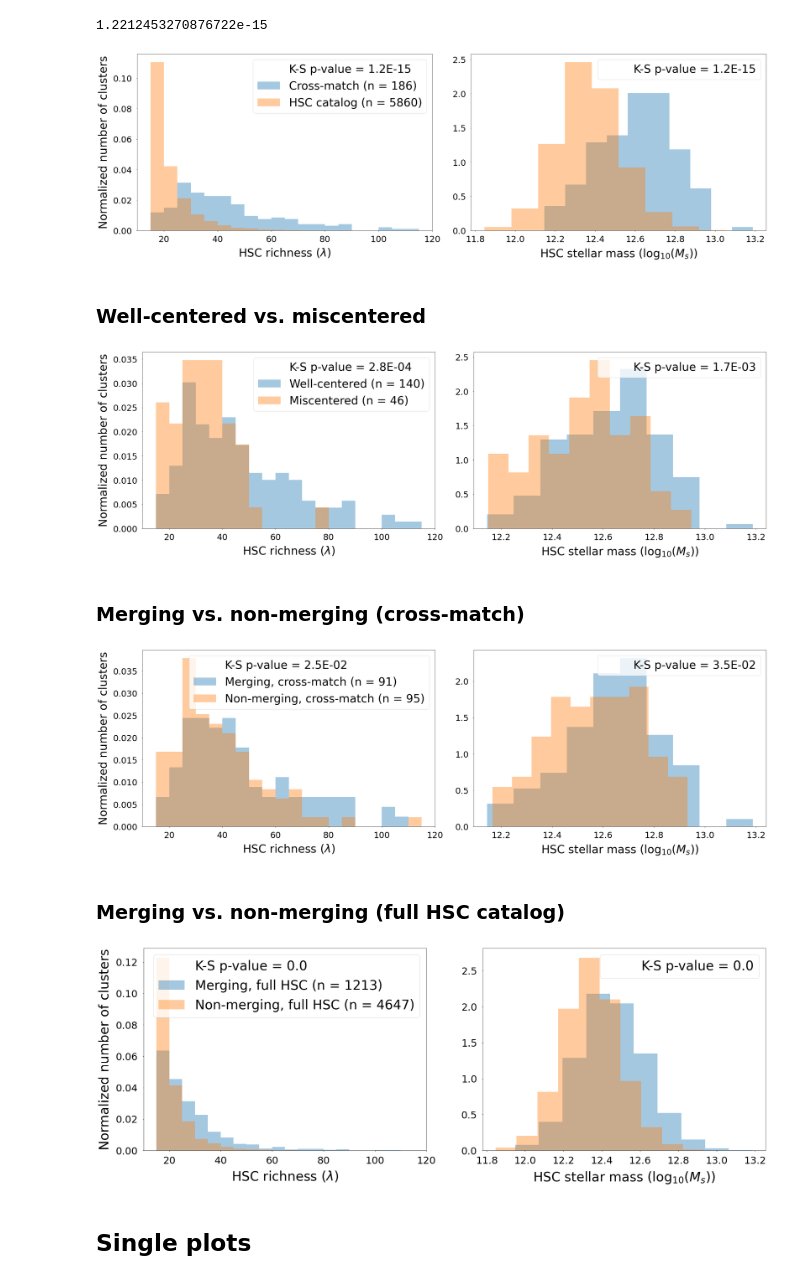
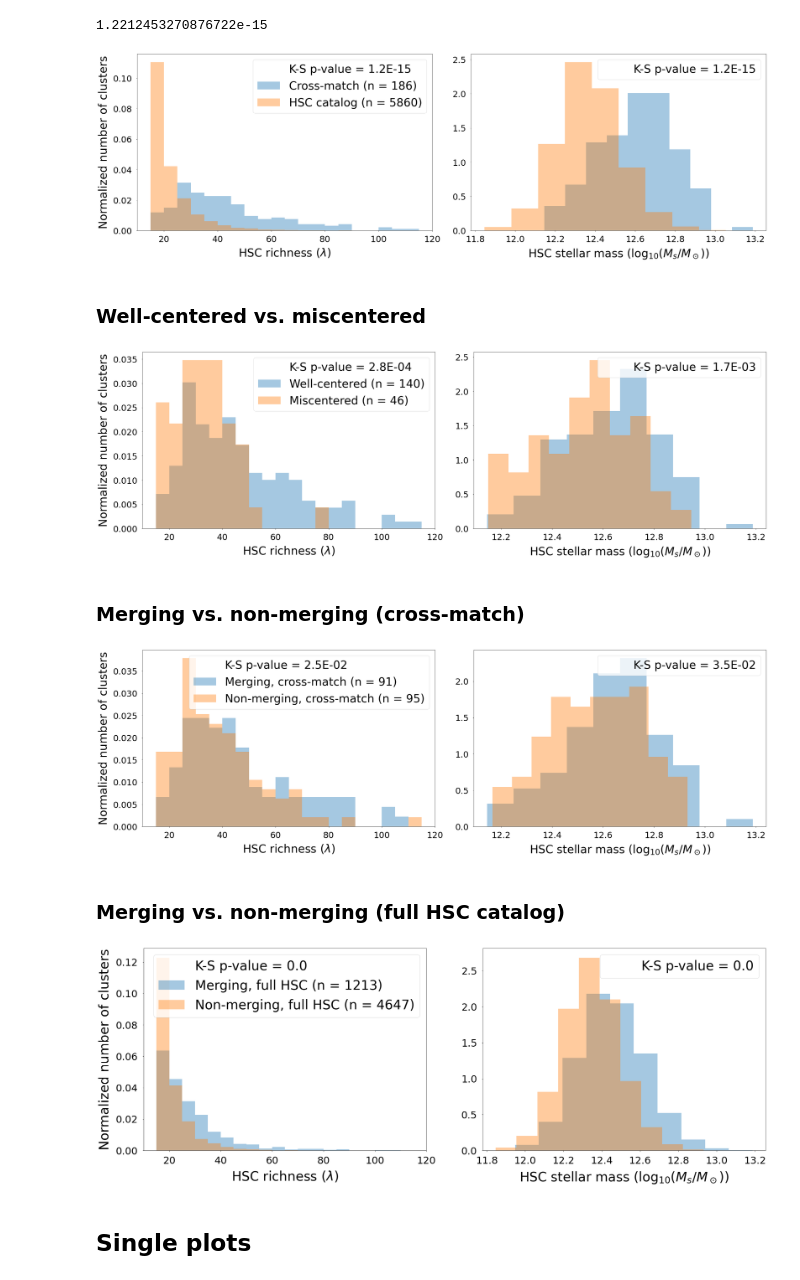
Before and after one commit to Jupiter1994/hsc-miscentering, a Jupyter notebook: Create_Catalog_and_Crossmatch_Props.ipynb, the cells around one changed output. Drawn from its saved outputs; the diff is of its cells as text; code cells hidden in the pictures.

Commit message:
added M_s/M_odot to  crossmatch prop figs

```diff
--- a/Create_Catalog_and_Crossmatch_Props.ipynb
+++ b/Create_Catalog_and_Crossmatch_Props.ipynb
@@ -367,7 +369,7 @@ ax[1].hist(masses_cm, density=True, alpha=0.4)
 ax[1].hist(masses_full, density=True, alpha=0.4)
 ax[1].plot([], [], ' ', label=f'K-S p-value = {pval_masses_cm_full:.1E}')
 
-ax[1].set_xlabel('HSC stellar mass ($\log_{10}(M_s)$)', labelpad=labelpad)
+ax[1].set_xlabel('HSC stellar mass ($\log_{10}(M_s/M_\odot)$)', labelpad=labelpad)
 # ax[1,0].set_ylabel("Normalized number of clusters", labelpad=labelpad)
 
 ax[1].tick_params(labelsize=tick_fontsize)
@@ -377,36 +379,39 @@ if fig_titles:
 ax[1].legend()
 
 ### SNR of SZ signal
 # SNR_min = 4
 # SNR_max = 28
 # SNR_bins = np.arange(SNR_min, SNR_max, 2)
 
 # SNRs_cm = ACT_cat['SNR'][in_crossmatch]
 # SNRs_full = ACT_cat['SNR']
 # pval_SNRs_cm_full = np.round(scipy.stats.kstest(SNRs_cm, SNRs_full)[1],3)
 
 # ax[1,1].hist(SNRs_cm, bins=SNR_bins, density=True, alpha=0.4, \
 #          label=f'Cross-match (n = {np.sum(in_crossmatch)})')
 # ax[1,1].hist(SNRs_full, bins=SNR_bins, density=True, alpha=0.4, \
 #          label=f'ACT catalog (n = {len(ACT_cat)})')
 # ax[1,1].plot([], [], ' ', label=f'K-S p-value = {pval_SNRs_cm_full}')
 
 # ax[1,1].set_xlabel('ACT signal-to-noise ratio (SNR)', labelpad=labelpad)
 # # ax[1,1].set_ylabel("Normalized number of clusters", labelpad=labelpad)
 
 # ax[1,1].tick_params(labelsize=tick_fontsize)
 
 # if fig_titles:
 #     ax[1,1].set_title(f'Normalized ACT SNR distribution'
 #                   '\n'
 #                   f'(x-axis limited to {SNR_min} < SNR < {SNR_bins[-1]})')
 # ax[1,1].legend()
 
 fig.tight_layout()
-fig.savefig("Figures/MNRAS_Paper_Figures/Data/Props_CM_vs_full", bbox_inches='tight')
-#fig.show()
+
+save_figs=True
+if save_figs:
+    fig.savefig("Figures/MNRAS_Paper_Figures/Data/Props_CM_vs_full", bbox_inches='tight')
+fig.show()
 # %% [output]
-[figure, old version]
+[figure, new version]
 # %%
 print('p-values for cm-full')
 print(f'z: {scipy.stats.kstest(zs_cm, zs_full)[1]}')
@@ -480,7 +485,7 @@ ax[1].hist(masses_well_cent, density=True, alpha=0.4)
 ax[1].hist(masses_miscent, density=True, alpha=0.4)
 ax[1].plot([], [], ' ', label=f'K-S p-value = {pval_masses_well_mis:.1E}')
 
-ax[1].set_xlabel('HSC stellar mass ($\log_{10}(M_s)$)', labelpad=labelpad)
+ax[1].set_xlabel('HSC stellar mass ($\log_{10}(M_s/M_\odot)$)', labelpad=labelpad)
 
 ax[1].tick_params(labelsize=tick_fontsize)
 
@@ -514,10 +519,12 @@ ax[1].legend()
 # ax[1,1].legend()
 
 fig.tight_layout()
-fig.savefig("Figures/MNRAS_Paper_Figures/Model/Props_well_vs_mis", bbox_inches='tight')
+
+if True:
+    fig.savefig("Figures/MNRAS_Paper_Figures/Model/Props_well_vs_mis", bbox_inches='tight')
 #fig.show()
 # %% [output]
-[figure, old version]
+[figure, new version]
 # %% [markdown]
 ### Merging vs. non-merging (cross-match)
 # %%
@@ -586,7 +593,7 @@ ax[1].hist(masses_merging_cm, density=True, alpha=0.4)
 ax[1].hist(masses_nonmerg_cm, density=True, alpha=0.4)
 ax[1].plot([], [], ' ', label=f'K-S p-value = {pval_masses_merg_non_cm:.1E}')
 
-ax[1].set_xlabel('HSC stellar mass ($\log_{10}(M_s)$)', labelpad=labelpad)
+ax[1].set_xlabel('HSC stellar mass ($\log_{10}(M_s/M_\odot)$)', labelpad=labelpad)
 ax[1].tick_params(labelsize=tick_fontsize)
 
 if fig_titles:
@@ -619,11 +626,13 @@ ax[1].legend()
 # ax[1,1].legend()
 
 fig.tight_layout()
+
+
 fig.savefig(\
 "Figures/MNRAS_Paper_Figures/Analysis/Mergers/Props_merg_vs_non_CM", bbox_inches='tight')
-#fig.show()
+fig.show()
 # %% [output]
-[figure, old version]
+[figure, new version]
 # %% [markdown]
 ### Merging vs. non-merging (full HSC catalog)
 # %%
@@ -681,7 +690,7 @@ ax[1].hist(masses_merging_full, density=True, alpha=0.4)
 ax[1].hist(masses_nonmerg_full, density=True, alpha=0.4)
 ax[1].plot([], [], ' ', label=f'K-S p-value = {pval_masses_merg_non_full}')
 
-ax[1].set_xlabel('HSC stellar mass ($\log_{10}(M_s)$)', labelpad=labelpad)
+ax[1].set_xlabel('HSC stellar mass ($\log_{10}(M_s/M_\odot)$)', labelpad=labelpad)
 ax[1].tick_params(labelsize=tick_fontsize)
 
 if fig_titles:
@@ -709,9 +718,11 @@ ax[1].legend()
 # ax[1,1].set_title(f'Normalized ACT SNR distribution (x-axis limited to {SNR_min} < SNR < {SNR_bins[-1]})')
 # ax[1,1].legend()
 
+
 fig.savefig("Figures/MNRAS_Paper_Figures/Analysis/Mergers/Props_merg_vs_non_full", bbox_inches='tight')
+#plt.show()
 # %% [output]
-[figure, old version]
+[figure, new version]
 # %% [markdown]
 ## Single plots
 # %%
```
Also changed, not shown: parts of 1 cell of this notebook.
